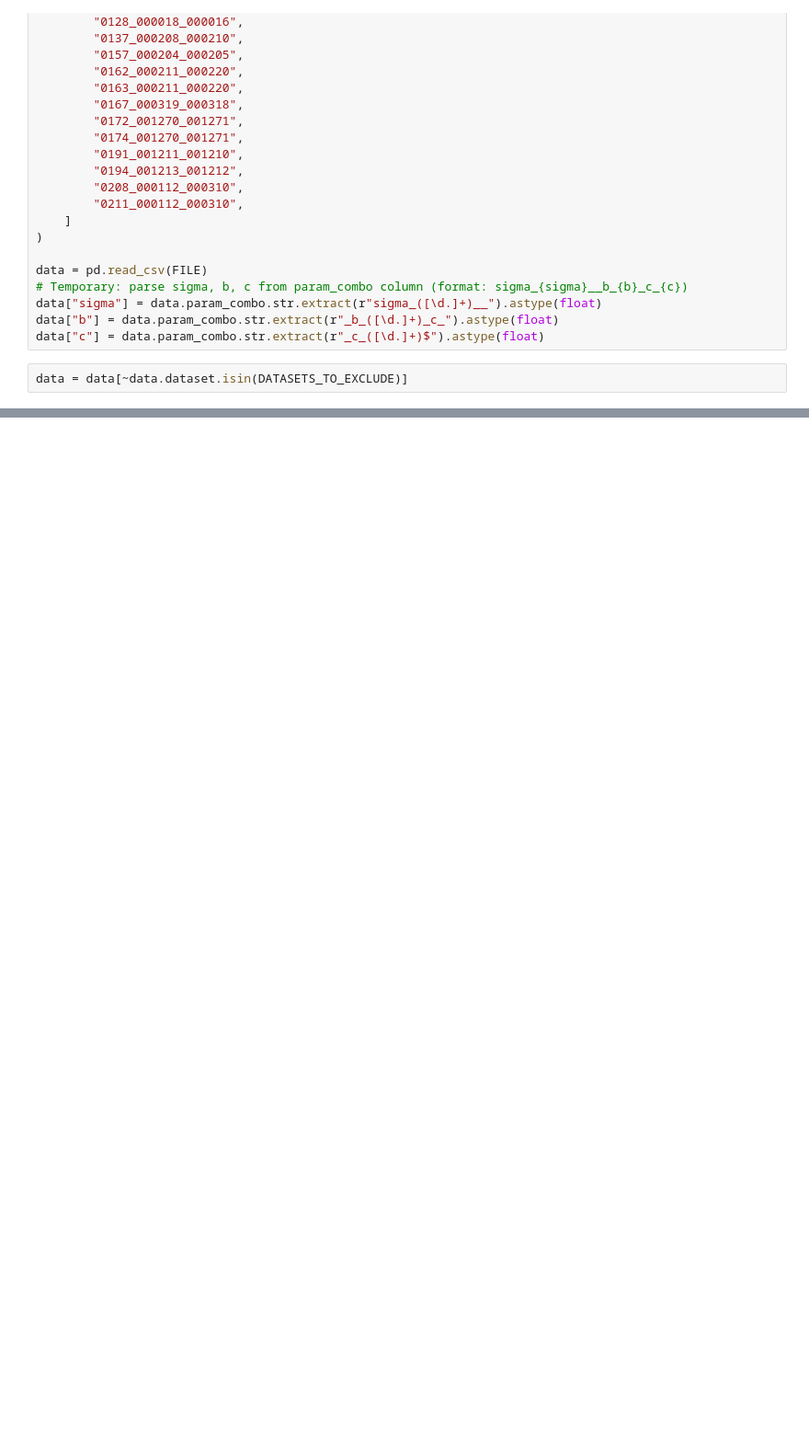
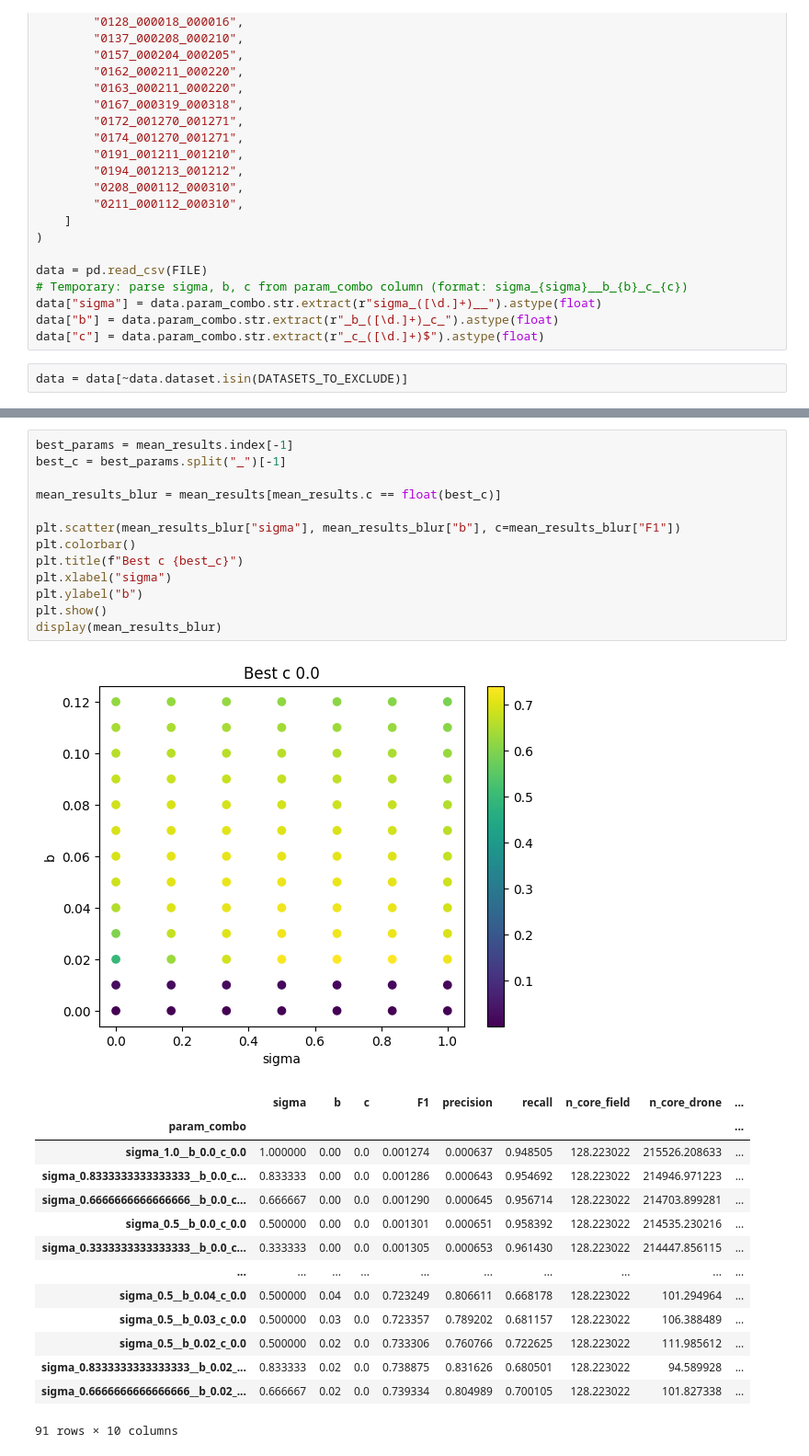
Before and after one commit to russelldj/tree-detection-parameterization, a Jupyter notebook: code/visualize_detection_performance.ipynb, the cells around one changed output, grey strips where cells are left out. Shown at 92% size. Cells and saved outputs as stored; diff of their text form; blank space fills up the shorter version.

```diff
--- a/code/visualize_detection_performance.ipynb
+++ b/code/visualize_detection_performance.ipynb
@@ -115,0 +109,29 @@ for sigma in RASTER_BLUR_SIGMAS:
+# %%
+best_params = mean_results.index[-1]
+best_c = best_params.split("_")[-1]
+
+mean_results_blur = mean_results[mean_results.c == float(best_c)]
+
+plt.scatter(mean_results_blur["sigma"], mean_results_blur["b"], c=mean_results_blur["F1"])
+plt.colorbar()
+plt.title(f"Best c {best_c}")
+plt.xlabel("sigma")
+plt.ylabel("b")
+plt.show()
+display(mean_results_blur)
+# %% [output]
+[figure, added]
+|  | sigma | b | c | F1 | precision | recall | n_core_field | n_core_drone | ... |
+| param_combo |  |  |  |  |  |  |  |  | ... |
+| sigma_1.0__b_0.0_c_0.0 | 1.000000 | 0.00 | 0.0 | 0.001274 | 0.000637 | 0.948505 | 128.223022 | 215526.208633 | ... |
+| sigma_0.8333333333333333__b_0.0_c... | 0.833333 | 0.00 | 0.0 | 0.001286 | 0.000643 | 0.954692 | 128.223022 | 214946.971223 | ... |
+| sigma_0.6666666666666666__b_0.0_c... | 0.666667 | 0.00 | 0.0 | 0.001290 | 0.000645 | 0.956714 | 128.223022 | 214703.899281 | ... |
+| sigma_0.5__b_0.0_c_0.0 | 0.500000 | 0.00 | 0.0 | 0.001301 | 0.000651 | 0.958392 | 128.223022 | 214535.230216 | ... |
+| sigma_0.3333333333333333__b_0.0_c... | 0.333333 | 0.00 | 0.0 | 0.001305 | 0.000653 | 0.961430 | 128.223022 | 214447.856115 | ... |
+| ... | ... | ... | ... | ... | ... | ... | ... | ... | ... |
+| sigma_0.5__b_0.04_c_0.0 | 0.500000 | 0.04 | 0.0 | 0.723249 | 0.806611 | 0.668178 | 128.223022 | 101.294964 | ... |
+| sigma_0.5__b_0.03_c_0.0 | 0.500000 | 0.03 | 0.0 | 0.723357 | 0.789202 | 0.681157 | 128.223022 | 106.388489 | ... |
+| sigma_0.5__b_0.02_c_0.0 | 0.500000 | 0.02 | 0.0 | 0.733306 | 0.760766 | 0.722625 | 128.223022 | 111.985612 | ... |
+| sigma_0.8333333333333333__b_0.02_... | 0.833333 | 0.02 | 0.0 | 0.738875 | 0.831626 | 0.680501 | 128.223022 | 94.589928 | ... |
+| sigma_0.6666666666666666__b_0.02_... | 0.666667 | 0.02 | 0.0 | 0.739334 | 0.804989 | 0.700105 | 128.223022 | 101.827338 | ... |
+91 rows × 10 columns
```
Also changed, not shown: parts of 5 cells of this notebook.
